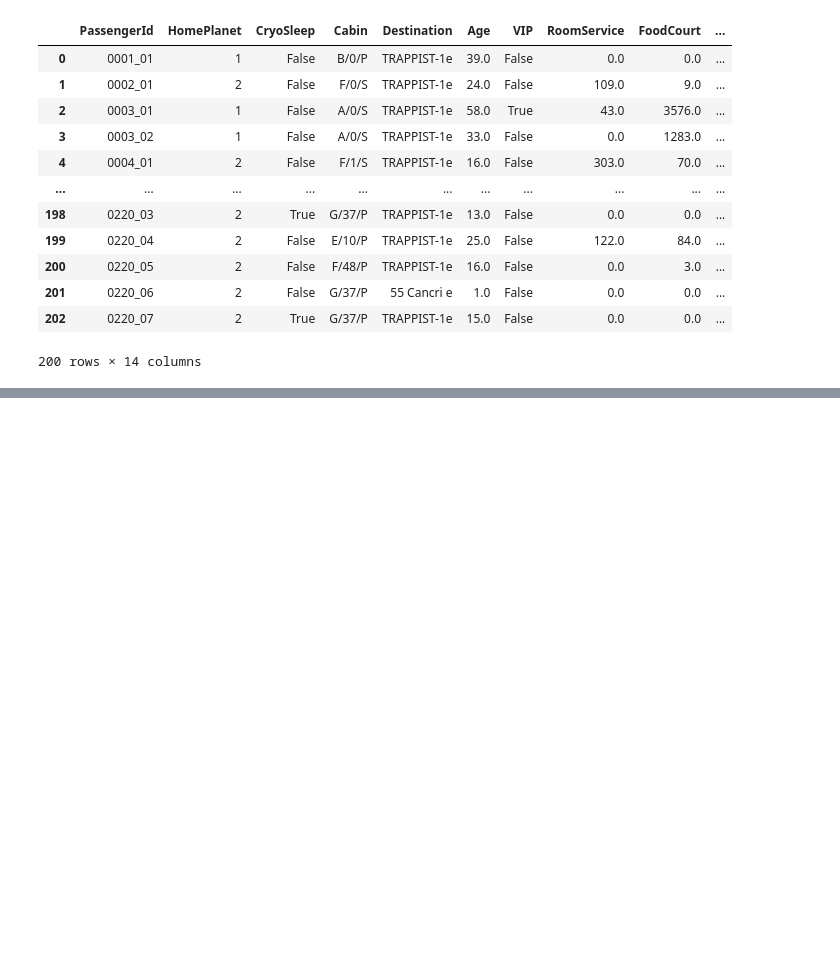
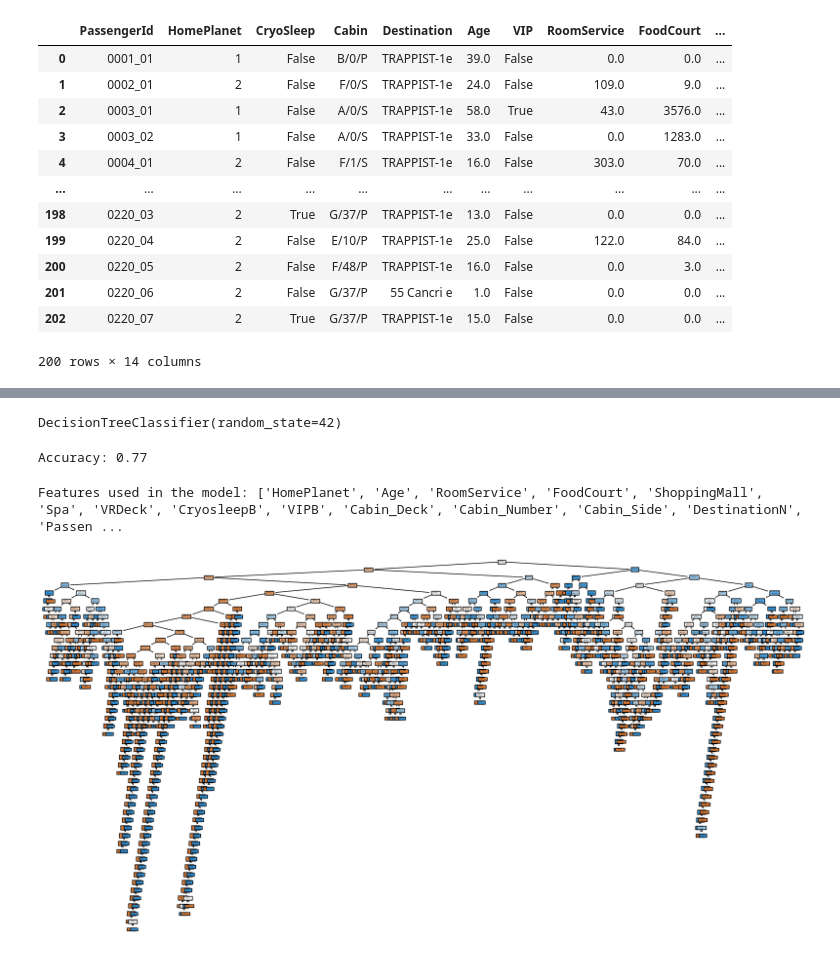
Before and after one commit to ezishr/spaceship-titanic, a Jupyter notebook: spaceship.ipynb, the cells around one changed output, grey strips where cells are left out. Saved outputs shown, nothing was run; the diff lists cells and outputs as text; code cells hidden in the pictures; blank space fills up the shorter version.

Commit message:
Cleaning and tree check

```diff
--- a/spaceship.ipynb
+++ b/spaceship.ipynb
@@ -93,0 +231,5 @@ df.head(200)
+# %%
+
+
+# Delete the columns
+df_a2 = df_a2.drop(columns=['PassengerId', 'Cabin', 'Destination'])
@@ -93,0 +256,42 @@ df.head(200)
+# %%
+df_a2 = df_a2.dropna()
+
+features = ['HomePlanet', 'Age', 'RoomService', 'FoodCourt', 'ShoppingMall',
+           'Spa', 'VRDeck', 'CryosleepB','VIPB', 'Cabin_Deck', 'Cabin_Number',
+           'Cabin_Side', 'DestinationN', 'GroupId',
+           'PassengerNumber', 'IsInGroup']
+X = df_a2[features]
+
+y = df_a2['TransportedB']
+X = pd.get_dummies(X)
+# %%
+X_train, X_test, y_train, y_test = train_test_split(X, y, test_size=0.2, random_state=42)
+clf = DecisionTreeClassifier(random_state=42)
+
+# Train the classifier
+clf.fit(X_train, y_train)
+# %% [output]
+DecisionTreeClassifier(random_state=42)
+# %%
+
+y_pred = clf.predict(X_test)
+
+
+accuracy = accuracy_score(y_test, y_pred)
+print(f'Accuracy: {accuracy:.2f}')
+
+
+#print(classification_report(y_test, y_pred))
+# %% [output]
+Accuracy: 0.77
+# %%
+print("Features used in the model:", X.columns.tolist())
+features = X.columns.tolist()
+# %% [output]
+Features used in the model: ['HomePlanet', 'Age', 'RoomService', 'FoodCourt', 'ShoppingMall', 'Spa', 'VRDeck', 'CryosleepB', 'VIPB', 'Cabin_Deck', 'Cabin_Number', 'Cabin_Side', 'DestinationN', 'Passen ...
+# %%
+plt.figure(figsize=(20,10))
+tree.plot_tree(clf, filled=True, feature_names=features, class_names=['Not Transported', 'Transported'])
+plt.show()
+# %% [output]
+[figure, added]
```
Also changed, not shown: parts of 18 cells of this notebook.
